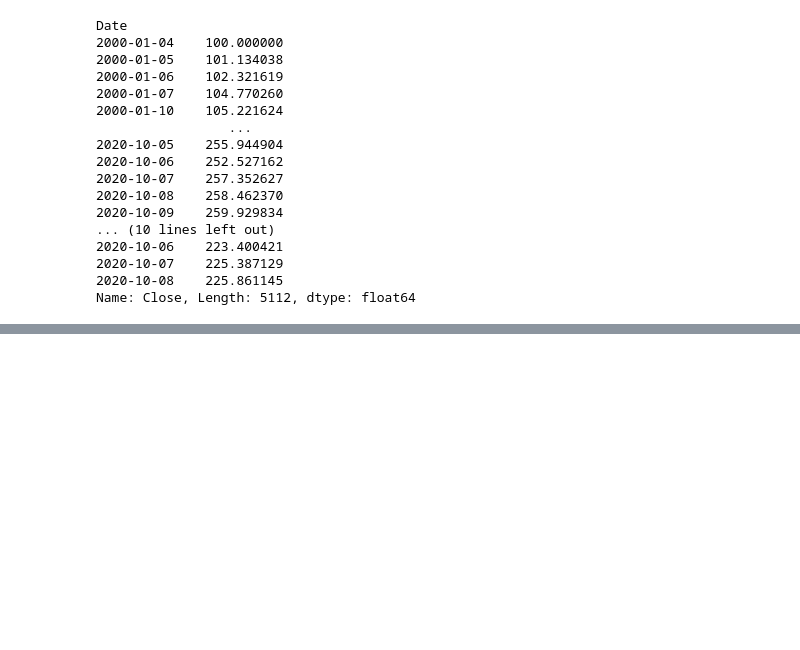
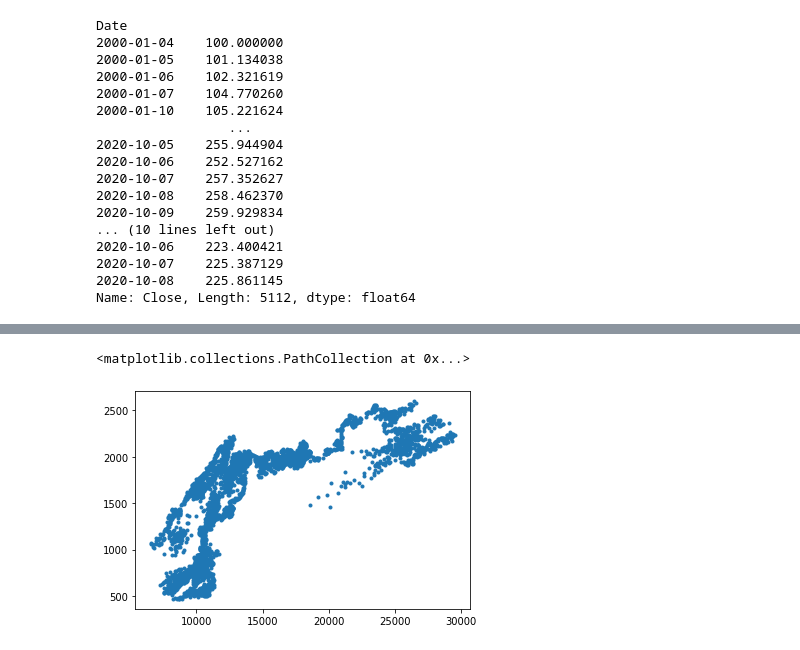
Before and after one commit to yeonhodev/python_stock_trading, a Jupyter notebook: kospi_dow_comparison.ipynb, the cells around one changed output, grey strips where cells are left out. Drawn from its saved outputs; the diff is of its cells as text; code cells hidden in the pictures; blank space fills up the shorter version.

```diff
--- a/kospi_dow_comparison.ipynb
+++ b/kospi_dow_comparison.ipynb
@@ -60,0 +83,6 @@ plt.figuredk
+# %%
+import pandas as pd
+
+# 다우존스 지수가 종가 칼럼과 KOSPI 지수의 종가 칼럼을 합쳐서 데이터프레임 df를 생성하자. 한 쪽에 데이터가 없으면 값이 없다는 의미의 NaN으로 자동적으로 채워주기 때문에 전체 대이터 개수가 둘 다 늘어난다.
+df = pd.DataFrame({'DOW': dow['Close'], 'KOSPI': kospi['Close']})
+print(df)
@@ -60,0 +105,5 @@ plt.figuredk
+# %%
+plt.scatter(df['DOW'], df['KOSPI'], marker='.')
+# %% [output]
+<matplotlib.collections.PathCollection at 0x...>
+[figure, added]
```
Also changed, not shown: parts of 8 cells of this notebook.
